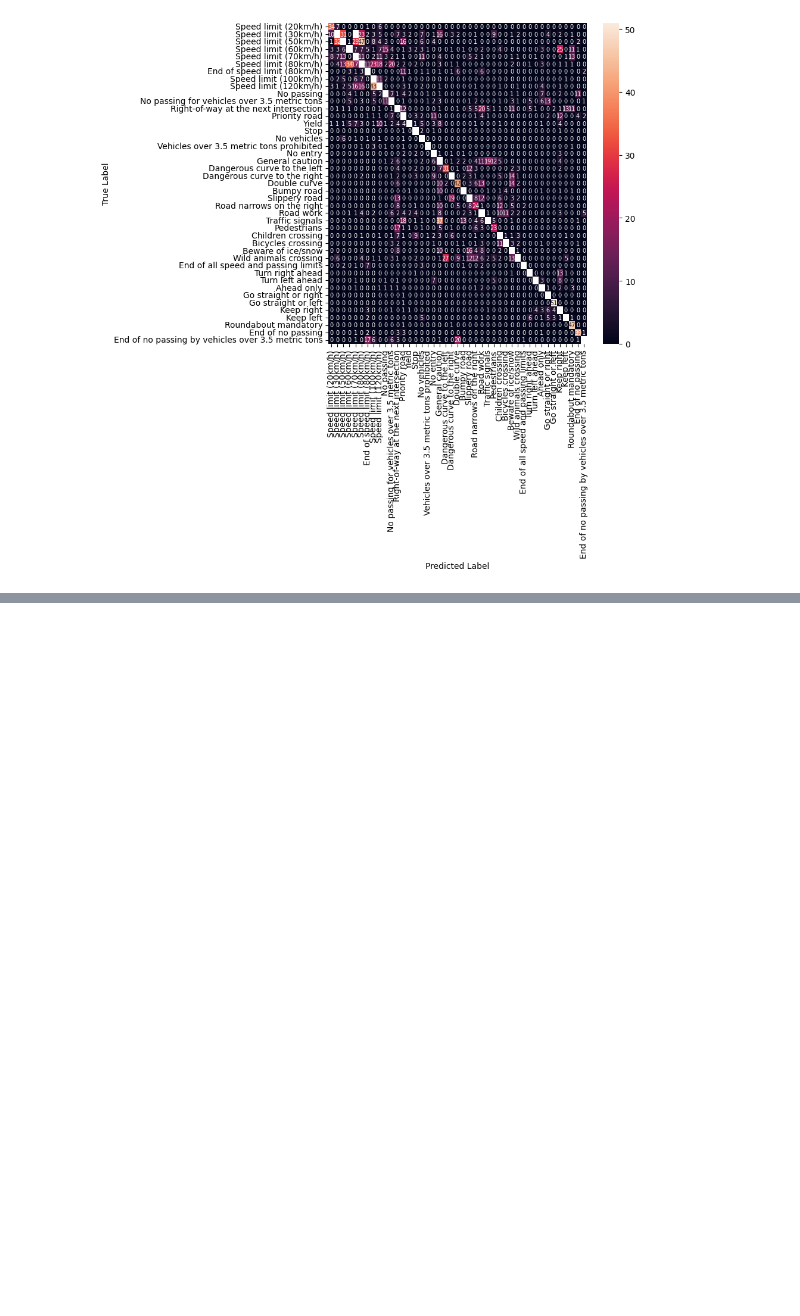
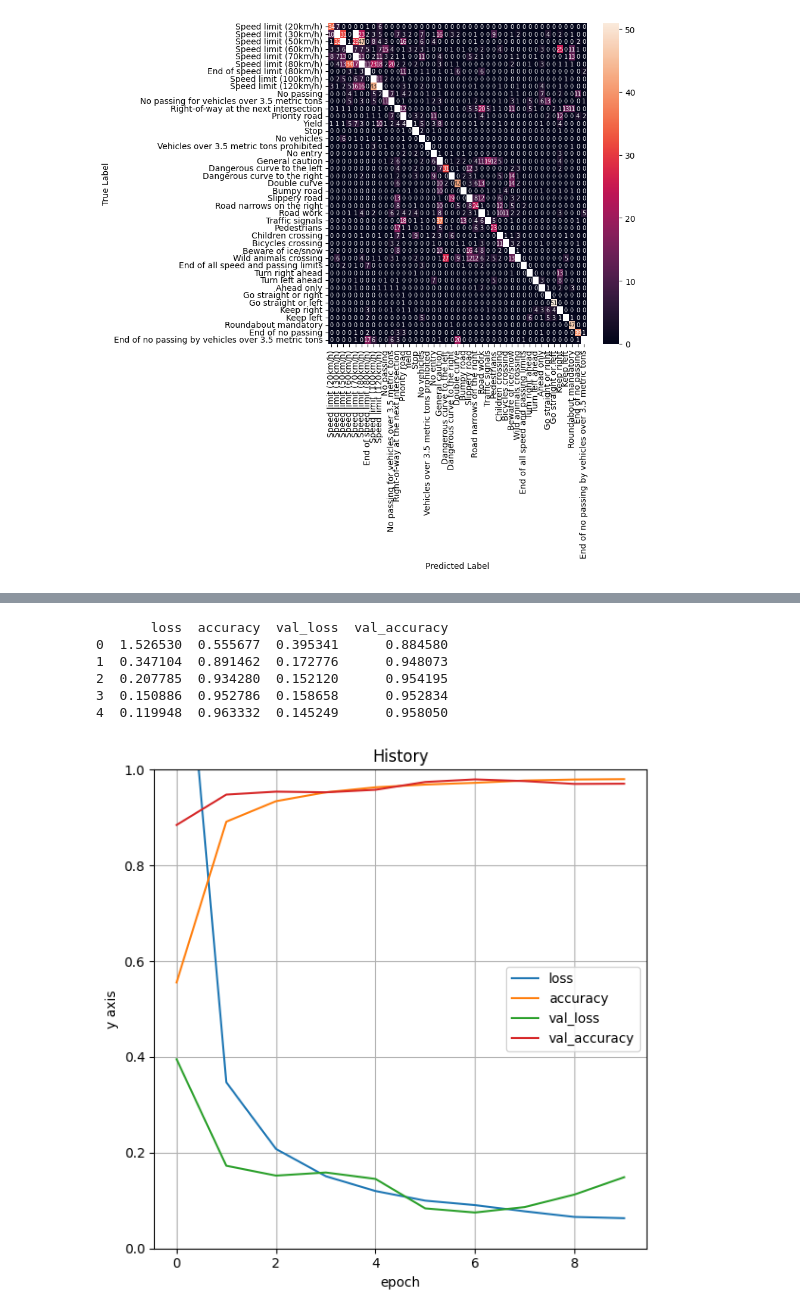
Before and after one commit to guevelel/COMP4449_Image_Classification, a Jupyter notebook: Traffic_Signs_COMP4449.ipynb, the cells around one changed output, grey strips where cells are left out. Cells and saved outputs as stored; diff of their text form; code cells hidden in the pictures; blank space fills up the shorter version.

Commit message:
added improved LeNet-5 architecture to improve model performance

```diff
--- a/Traffic_Signs_COMP4449.ipynb
+++ b/Traffic_Signs_COMP4449.ipynb
@@ -607,3 +607,29 @@ plt.show()
 [figure]
 # %%
 #
+# %%
+#Improved LeNet-5
+tf.random.set_seed(42)
+np.random.seed(42)
+eps = 10
+
+model = Sequential()
+model.add(Conv2D(filters=32, kernel_size=(5,5), activation='relu', padding='valid', input_shape=X_train.shape[1:]))
+#model.add(Conv2D(filters=32, kernel_size=(5,5), activation='relu', padding='valid'))
+model.add(AveragePooling2D(pool_size=(2,2),strides=2,padding='valid',data_format=None,)) #is this right?
+model.add(Dropout(rate=0.25))
+model.add(Conv2D(filters=64, kernel_size=(5,5), activation='relu', padding='valid'))
+model.add(Conv2D(filters=64, kernel_size=(5,5), activation='relu', padding='valid'))
+model.add(AveragePooling2D(pool_size=(2,2),strides=2,padding='valid',data_format=None,)) #is this right?
+model.add(Dropout(rate=0.25))
+model.add(Flatten())
+model.add(Dense(120, activation='relu'))
+model.add(Dropout(rate=0.25))
+model.add(Dense(84, activation='relu'))
+model.add(Dense(43, activation='softmax'))
+
+#Compile the model:
+model.compile(loss='categorical_crossentropy', optimizer='adam', metrics=['accuracy'])
+
+#Fit the model:
+history3 = model.fit(X_train, y_train, batch_size=32, epochs=eps, validation_data=(X_val, y_val))
@@ -609,0 +657,26 @@ plt.show()
+# %%
+#Plot the loss and accuracy v. Epoch
+df=pd.DataFrame(history3.history)
+print(df.head())
+
+fig,ax=plt.subplots(figsize=(6,6))
+ax.plot(df['loss'], label='loss')
+ax.plot(df['accuracy'], label='accuracy')
+ax.plot(df['val_loss'], label='val_loss')
+ax.plot(df['val_accuracy'], label='val_accuracy')
+ax.legend(loc=0)
+ax.set_title('History')
+ax.set_xlabel('epoch')
+ax.set_ylabel('y axis')
+ax.set_ylim(0,1)
+ax.grid()
+plt.tight_layout()
+plt.show()
+# %% [output]
+       loss  accuracy  val_loss  val_accuracy
+0  1.526530  0.555677  0.395341      0.884580
+1  0.347104  0.891462  0.172776      0.948073
+2  0.207785  0.934280  0.152120      0.954195
+3  0.150886  0.952786  0.158658      0.952834
+4  0.119948  0.963332  0.145249      0.958050
+[figure, added]
```
Also changed, not shown: parts of 5 cells of this notebook.
